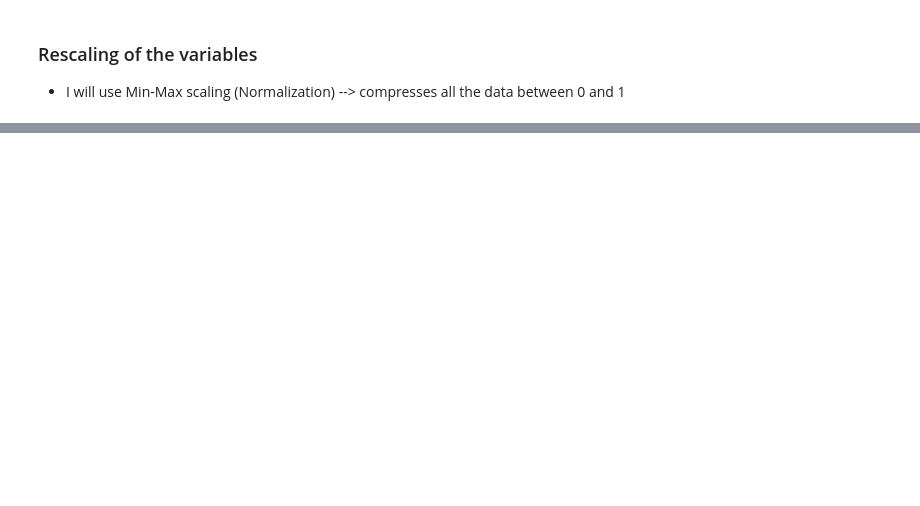
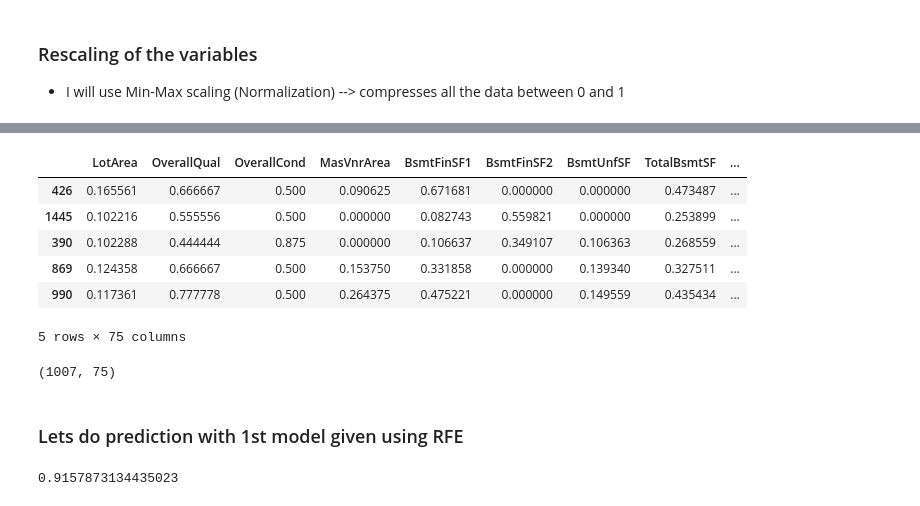
Before and after one commit to kc11381/Housing_Price_Prediction_Case_Study, a Jupyter notebook: house_price_prediction.ipynb, the cells around one changed output, grey strips where cells are left out. Saved outputs shown, nothing was run; the diff lists cells and outputs as text; code cells hidden in the pictures; blank space fills up the shorter version.

```diff
--- a/house_price_prediction.ipynb
+++ b/house_price_prediction.ipynb
@@ -401,0 +440,6 @@ df_train.head()
+# %%
+# Lets have X_train and y_train
+y_train = df_train.pop('SalePrice')
+X_train = df_train
+print(X_train.head())
+print(y_train.head())
@@ -401,0 +474,8 @@ df_train.head()
+# %%
+# For RFE
+lm = LinearRegression()
+lm.fit(X_train, y_train)
+# Running RFE with the output number of variables = 75 (I really don't know about this number, may be with multiple
+# trial and error this number should be tuned.)
+rfe = RFE(lm, n_features_to_select=75)
+rfe = rfe.fit(X_train, y_train)
@@ -401,0 +503,4 @@ df_train.head()
+# %%
+# taking features for which rfe support is True.
+col = X_train.columns[rfe.support_]
+col
@@ -401,0 +536,23 @@ df_train.head()
+# %%
+# Creating X_test dataframe with RFE selected variables
+X_train_rfe = X_train[col]
+X_train_rfe.head()
+# %% [output]
+|  | LotArea | OverallQual | OverallCond | MasVnrArea | BsmtFinSF1 | BsmtFinSF2 | BsmtUnfSF | TotalBsmtSF | ... |
+| 426 | 0.165561 | 0.666667 | 0.500 | 0.090625 | 0.671681 | 0.000000 | 0.000000 | 0.473487 | ... |
+| 1445 | 0.102216 | 0.555556 | 0.500 | 0.000000 | 0.082743 | 0.559821 | 0.000000 | 0.253899 | ... |
+| 390 | 0.102288 | 0.444444 | 0.875 | 0.000000 | 0.106637 | 0.349107 | 0.106363 | 0.268559 | ... |
+| 869 | 0.124358 | 0.666667 | 0.500 | 0.153750 | 0.331858 | 0.000000 | 0.139340 | 0.327511 | ... |
+| 990 | 0.117361 | 0.777778 | 0.500 | 0.264375 | 0.475221 | 0.000000 | 0.149559 | 0.435434 | ... |
+5 rows × 75 columns
+# %%
+X_train_rfe.shape
+# %% [output]
+(1007, 75)
+# %% [markdown]
+### Lets do prediction with 1st model given using RFE
+# %%
+y_train_pred = lm.predict(X_train)
+metrics.r2_score(y_true=y_train, y_pred=y_train_pred)
+# %% [output]
+0.9157873134435023
```
Also changed, not shown: parts of 21 cells of this notebook.
